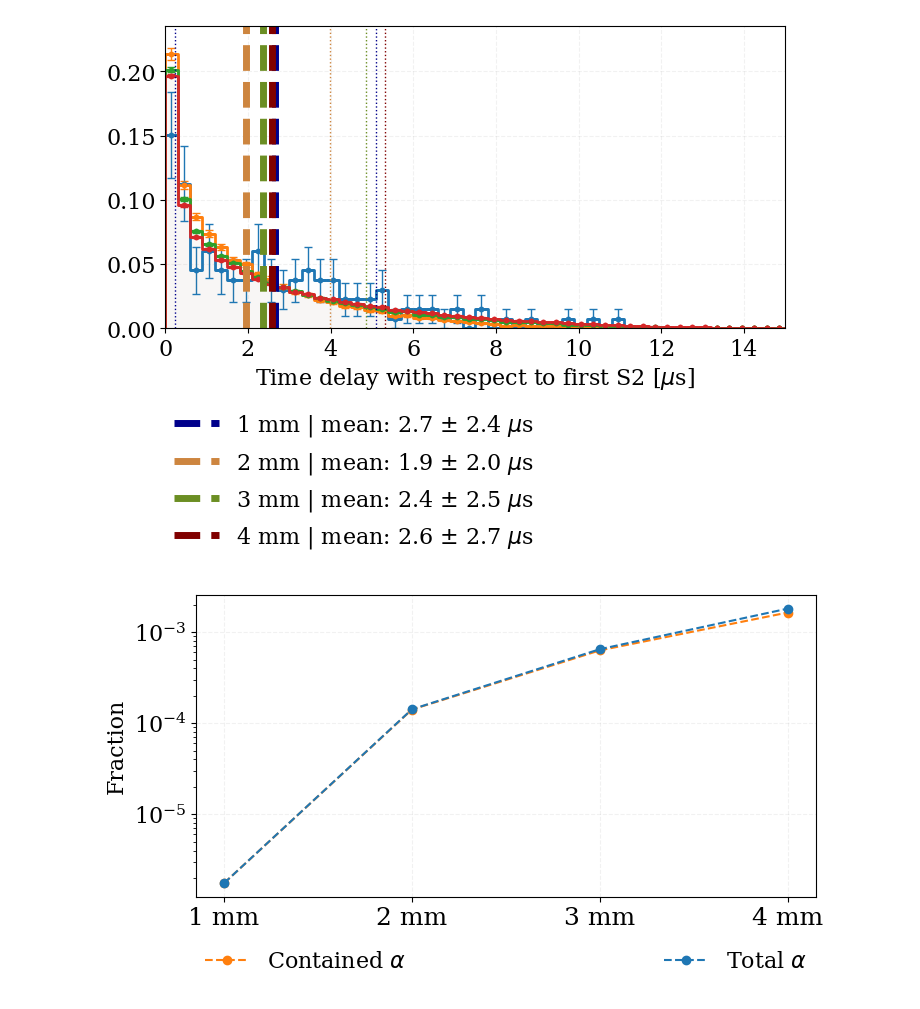
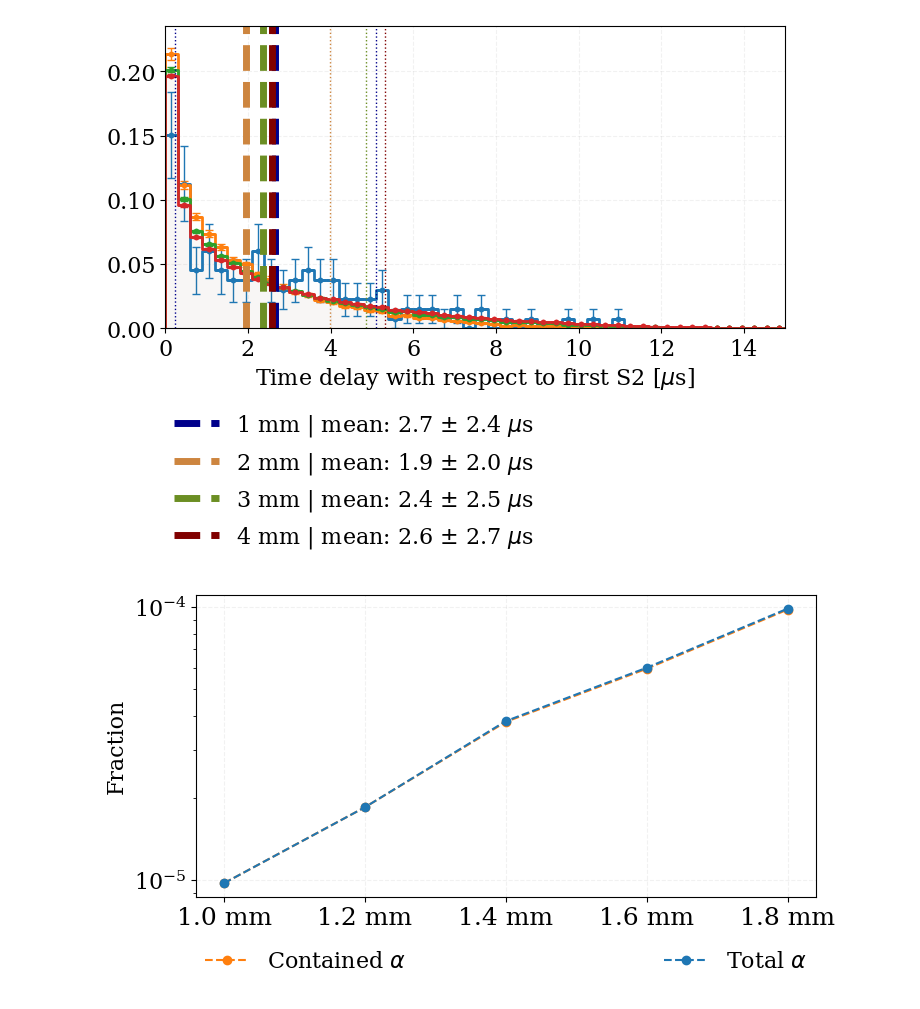
Before and after one commit to sdporzio/Geant4AlphaSourceLamp, a Jupyter notebook: ana/simpleAna.ipynb, the cells around one changed output. Saved outputs shown, nothing was run; the diff lists cells and outputs as text; code cells hidden in the pictures.

```diff
--- a/ana/simpleAna.ipynb
+++ b/ana/simpleAna.ipynb
@@ -26,9 +26,10 @@ def OpenRoot(fileName,tree):
 def decodeList(l):
     return [x.decode(encoding='UTF-8') for x in l]
 # %%
-dirPath = '/Users/sdporzio/Work/AlphaSource/build/'
-fNames = ['1mm_2M-ev','2mm_2M-ev','3mm_2M-ev','4mm_2M-ev']
+dirPath = '/Users/sdporzio/Data/Simulation_AlphaSourceVUVLamp/'
+fNames = ['1mm_2M-ev','1.2mm_2M-ev','1.4mm_2M-ev','1.6mm_2M-ev','1.8mm_2M-ev']
 md, tr, ev, alphas, contAlphas = {}, {}, {}, {}, {}
+widths = [float(fn.split('mm')[0]) for fn in fNames]
 # %%
 # Open root files
 for fName in tqdm(fNames):
@@ -275,36 +276,36 @@ plt.show()
 # %%
 rate = 7.5 # kBq
 
-names = ['1 mm','2 mm','3 mm','4 mm']
+names = [f'{w:.1f} mm' for w in widths]
 nAlphas,nContAlphas = [],[]
 for fName in fNames:
     nAlphas.append(len(alphas[fName]))
     nContAlphas.append(len(contAlphas[fName]))
 
 nAlphas = np.array(nAlphas)
 nContAlphas = np.array(nContAlphas)
 
 # Find fraction of total emitted (factor of 2 because we emit semi-isostropically)
 nAlphas = nAlphas/(2000000*2.)
 nContAlphas = nContAlphas/(2000000*2.)
 
 # Find actual rate in kBq
 # nAlphas = nAlphas*rate
 # nContAlphas = nContAlphas*rate
 
 # Convert to Bq
 # nAlphas = nAlphas*1e3
 # nContAlphas = nContAlphas*1e3
 
 fig = plt.figure(figsize=(8,4),facecolor='white',dpi=100)
-plt.plot(np.linspace(0,4,4),nContAlphas,marker='o',ls='--',color='C1',label=r'Contained $\alpha$')
-plt.plot(np.linspace(0,4,4),nAlphas,marker='o',ls='--',color='C0',label=r'Total $\alpha$')
+plt.plot(np.linspace(0,len(fNames),len(fNames)),nContAlphas,marker='o',ls='--',color='C1',label=r'Contained $\alpha$')
+plt.plot(np.linspace(0,len(fNames),len(fNames)),nAlphas,marker='o',ls='--',color='C0',label=r'Total $\alpha$')
 plt.grid(ls='--',color='C7',alpha=0.1,)
 plt.legend(bbox_to_anchor=(0, -0.15, 1, 0), loc=2, ncol=2, mode="expand", borderaxespad=0, frameon=False)
-plt.gca().set_xticks(np.linspace(0,4,4))
+plt.gca().set_xticks(np.linspace(0,len(fNames),len(fNames)))
 plt.gca().set_xticklabels(names, rotation='0', fontsize=18)
 plt.ylabel('Fraction')
 plt.yscale('log')
 plt.show()
 # %% [output]
-[figure, old version]
+[figure, new version]
```
Also changed, not shown: parts of 1 cell of this notebook, 4 other files.
